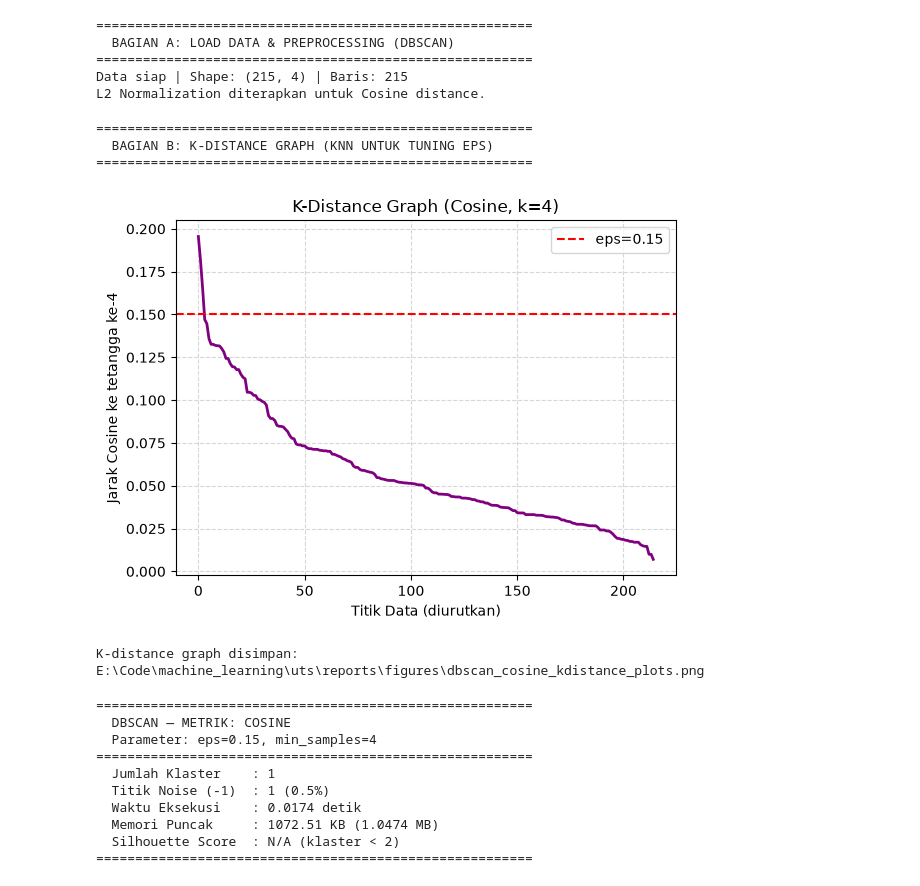
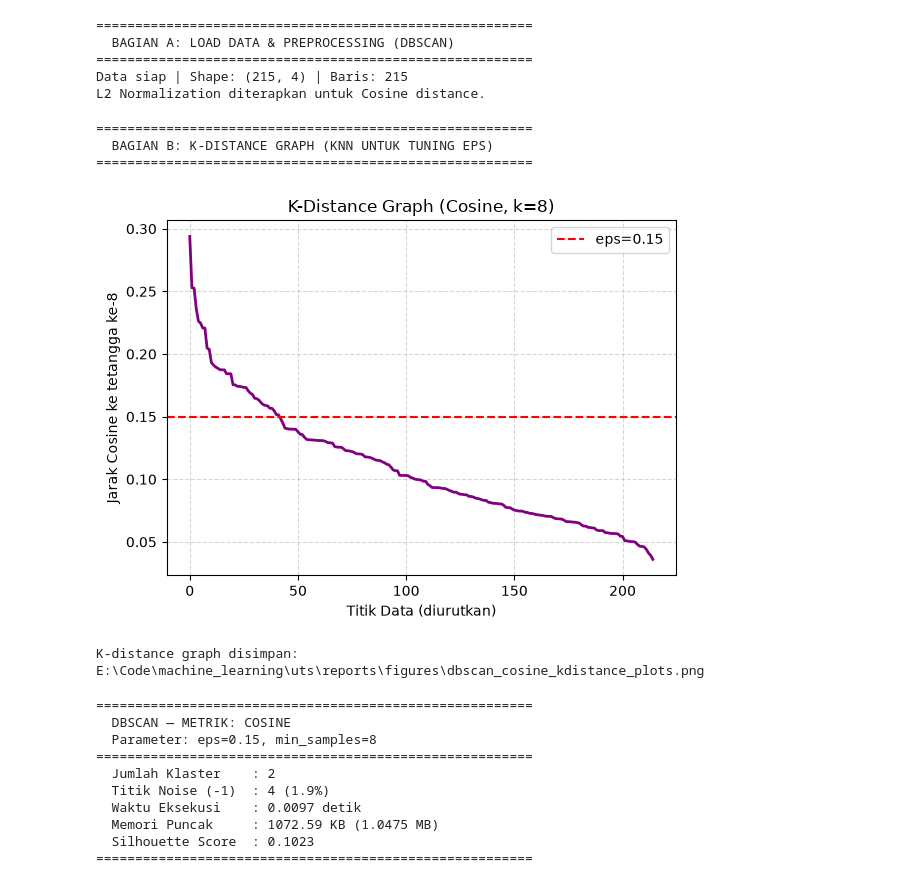
Before and after one commit to rafiadpr/244107020026_machine-learning, a Jupyter notebook: uts/dbscan_cosine.ipynb, the cells around one changed output. Drawn from its saved outputs; the diff is of its cells as text; code cells hidden in the pictures.

Commit message:
fix(uts) : change eps and and min_samples on dbscan cosine & manhattan to get silhoutte score

```diff
--- a/uts/dbscan_cosine.ipynb
+++ b/uts/dbscan_cosine.ipynb
@@ -62,35 +62,35 @@ print("\n" + "="*56)
 print("  BAGIAN B: K-DISTANCE GRAPH (KNN UNTUK TUNING EPS)")
 print("="*56)
 
 # Nilai min_samples acuan untuk estimasi eps
-K_NEIGHBORS = 4
+K_NEIGHBORS = 8
 
 # 3. K-Distance Cosine
 nn_c = NearestNeighbors(n_neighbors=K_NEIGHBORS, metric='cosine').fit(X_l2)
 d_c, _ = nn_c.kneighbors(X_l2)
 kdist_c = np.sort(d_c[:, -1])[::-1]
 EPS_COS = 0.15
 
 plt.figure(figsize=(6, 4.5))
 plt.plot(kdist_c, color='purple', linewidth=2)
 plt.axhline(y=EPS_COS, color='red', linestyle='--', linewidth=1.5, label=f'eps={EPS_COS}')
 plt.title(f'K-Distance Graph (Cosine, k={K_NEIGHBORS})')
 plt.xlabel('Titik Data (diurutkan)')
 plt.ylabel(f'Jarak Cosine ke tetangga ke-{K_NEIGHBORS}')
 plt.legend()
 plt.grid(True, linestyle='--', alpha=0.5)
 
 plt.tight_layout()
 kdist_plot_path = FIGURES_DIR / "dbscan_cosine_kdistance_plots.png"
 plt.savefig(kdist_plot_path, dpi=150)
 plt.show()
 plt.close()
 print(f"K-distance graph disimpan: {kdist_plot_path}")
 # %% [output]
 ========================================================
   BAGIAN B: K-DISTANCE GRAPH (KNN UNTUK TUNING EPS)
 ========================================================
-[figure, old version]
+[figure, new version]
 K-distance graph disimpan: E:\Code\machine_learning\uts\reports\figures\dbscan_cosine_kdistance_plots.png
 # %%
 # --- 3. DBSCAN COSINE ---
@@ -134,13 +134,13 @@ print("="*56)
 # %% [output]
 ========================================================
   DBSCAN — METRIK: COSINE
-  Parameter: eps=0.15, min_samples=4
+  Parameter: eps=0.15, min_samples=8
 ========================================================
-  Jumlah Klaster    : 1
-  Titik Noise (-1)  : 1 (0.5%)
-  Waktu Eksekusi    : 0.0174 detik
-  Memori Puncak     : 1072.51 KB (1.0474 MB)
-  Silhouette Score  : N/A (klaster < 2)
+  Jumlah Klaster    : 2
+  Titik Noise (-1)  : 4 (1.9%)
+  Waktu Eksekusi    : 0.0097 detik
+  Memori Puncak     : 1072.59 KB (1.0475 MB)
+  Silhouette Score  : 0.1023
 ========================================================
 # %%
 # ==============================================================================
```
Also changed, not shown: parts of 1 cell of this notebook, 1 other file.
